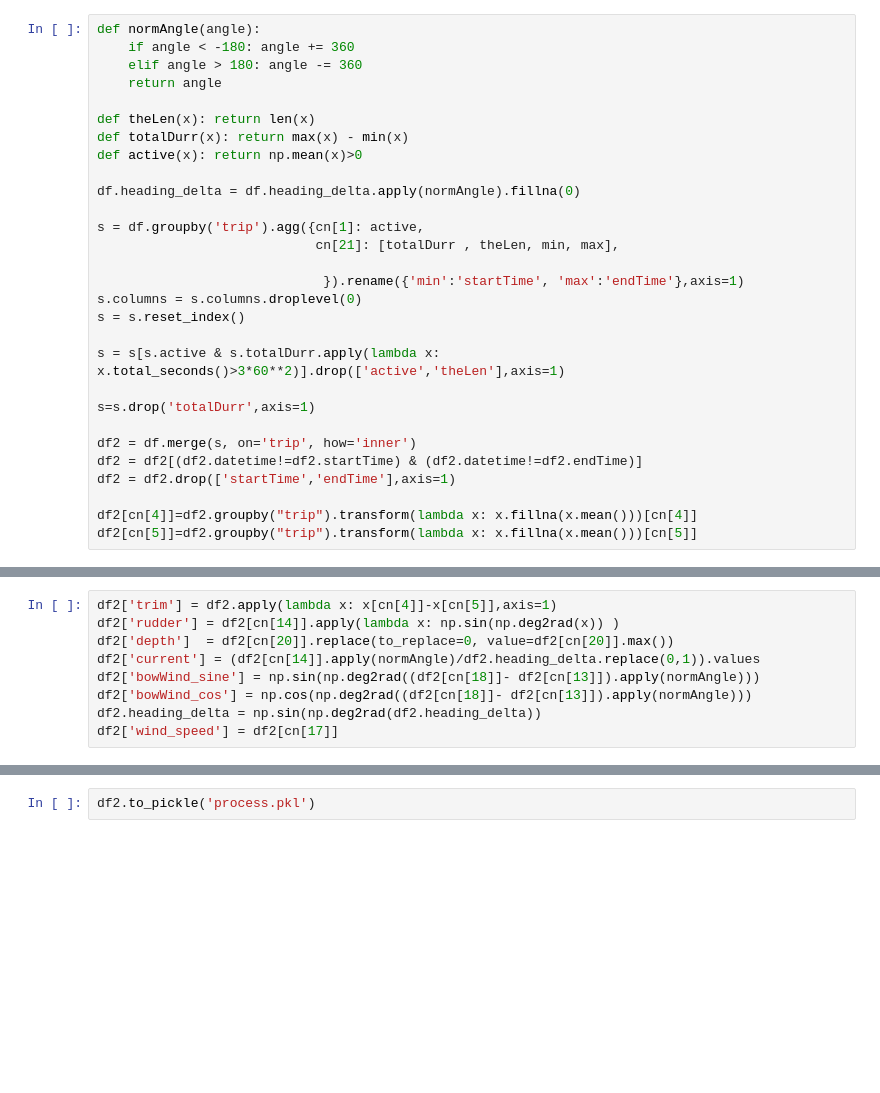
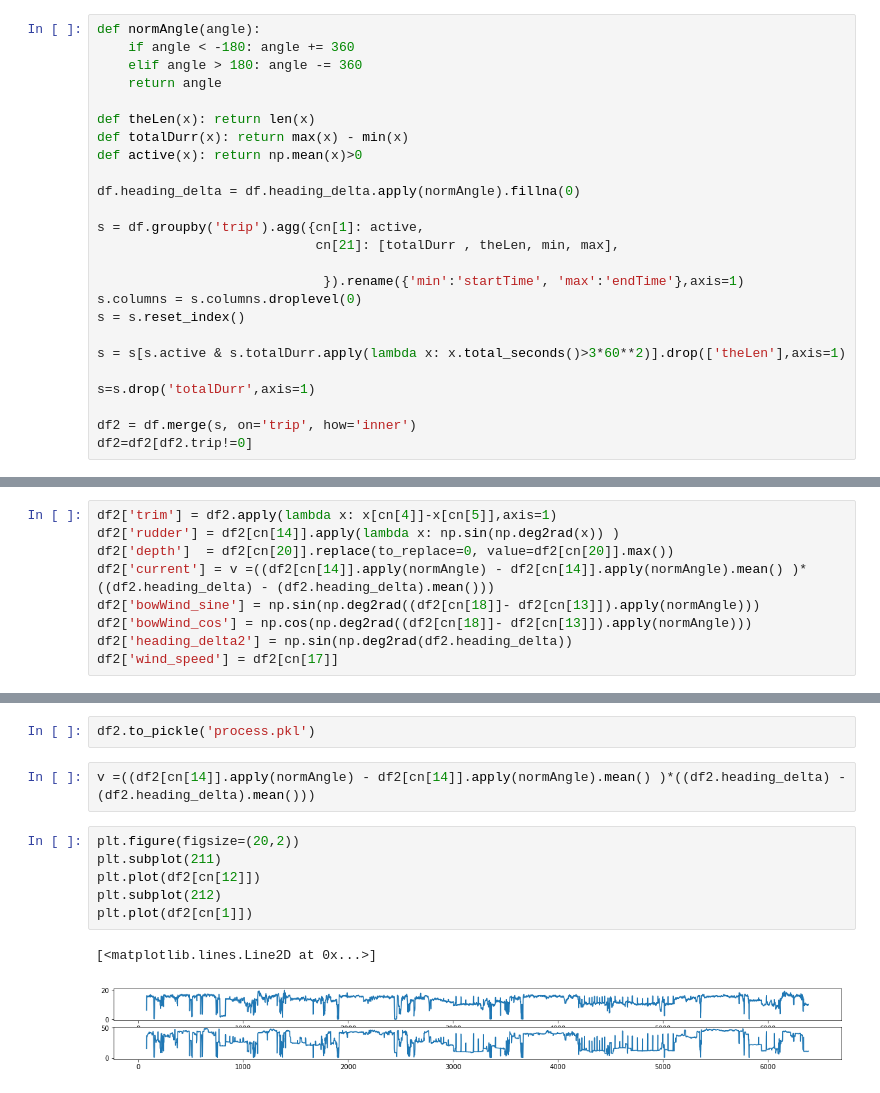
Before and after one commit to jfried23/ship, a Jupyter notebook: Pre-processing.ipynb, the cells around one changed output, grey strips where cells are left out. Saved outputs shown, nothing was run; the diff lists cells and outputs as text; blank space fills up the shorter version.

```diff
--- a/Pre-processing.ipynb
+++ b/Pre-processing.ipynb
@@ -70,13 +131,9 @@ s = df.groupby('trip').agg({cn[1]: active,
 s.columns = s.columns.droplevel(0)
 s = s.reset_index()
 
-s = s[s.active & s.totalDurr.apply(lambda x: x.total_seconds()>3*60**2)].drop(['active','theLen'],axis=1)
+s = s[s.active & s.totalDurr.apply(lambda x: x.total_seconds()>3*60**2)].drop(['theLen'],axis=1)
 
 s=s.drop('totalDurr',axis=1)
 
 df2 = df.merge(s, on='trip', how='inner')
-df2 = df2[(df2.datetime!=df2.startTime) & (df2.datetime!=df2.endTime)]
-df2 = df2.drop(['startTime','endTime'],axis=1)
-
-df2[cn[4]]=df2.groupby("trip").transform(lambda x: x.fillna(x.mean()))[cn[4]]
-df2[cn[5]]=df2.groupby("trip").transform(lambda x: x.fillna(x.mean()))[cn[5]]
+df2=df2[df2.trip!=0]
@@ -84,10 +144,10 @@ df2[cn[5]]=df2.groupby("trip").transform(lambda x: x.fillna(x.mean()))[cn[5]]
 df2['trim'] = df2.apply(lambda x: x[cn[4]]-x[cn[5]],axis=1)
 df2['rudder'] = df2[cn[14]].apply(lambda x: np.sin(np.deg2rad(x)) )
 df2['depth']  = df2[cn[20]].replace(to_replace=0, value=df2[cn[20]].max())
-df2['current'] = (df2[cn[14]].apply(normAngle)/df2.heading_delta.replace(0,1)).values
+df2['current'] = v =((df2[cn[14]].apply(normAngle) - df2[cn[14]].apply(normAngle).mean() )*((df2.heading_delta) - (df2.heading_delta).mean()))
 df2['bowWind_sine'] = np.sin(np.deg2rad((df2[cn[18]]- df2[cn[13]]).apply(normAngle)))
 df2['bowWind_cos'] = np.cos(np.deg2rad((df2[cn[18]]- df2[cn[13]]).apply(normAngle)))
-df2.heading_delta = np.sin(np.deg2rad(df2.heading_delta))
+df2['heading_delta2'] = np.sin(np.deg2rad(df2.heading_delta))
 df2['wind_speed'] = df2[cn[17]]
 # %%
 from sklearn.model_selection import train_test_split
@@ -117,2 +178,13 @@ df2 = df2[df2.trip!=0]
 # %%
 df2.to_pickle('process.pkl')
+# %%
+v =((df2[cn[14]].apply(normAngle) - df2[cn[14]].apply(normAngle).mean() )*((df2.heading_delta) - (df2.heading_delta).mean()))
+# %%
+plt.figure(figsize=(20,2))
+plt.subplot(211)
+plt.plot(df2[cn[12]])
+plt.subplot(212)
+plt.plot(df2[cn[1]])
+# %% [output]
+[<matplotlib.lines.Line2D at 0x...>]
+[figure, added]
```
Also changed, not shown: parts of 10 cells of this notebook, 2 other files.
